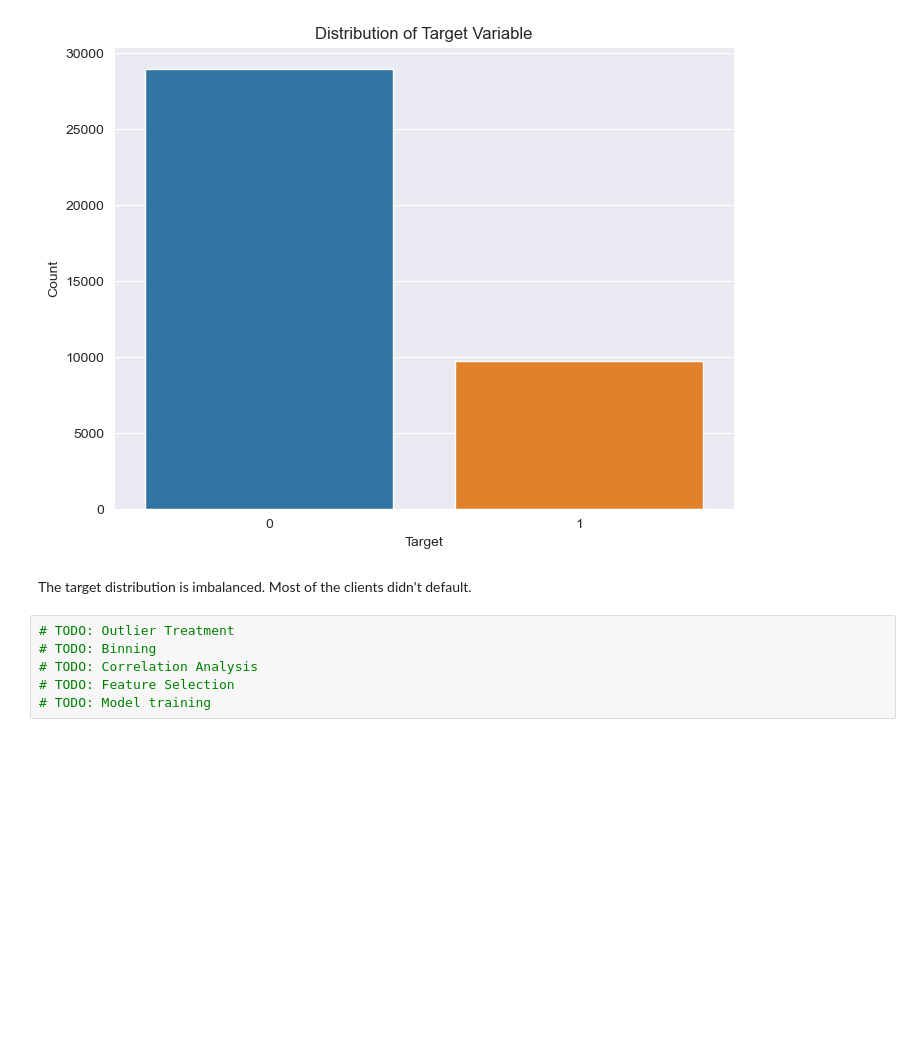
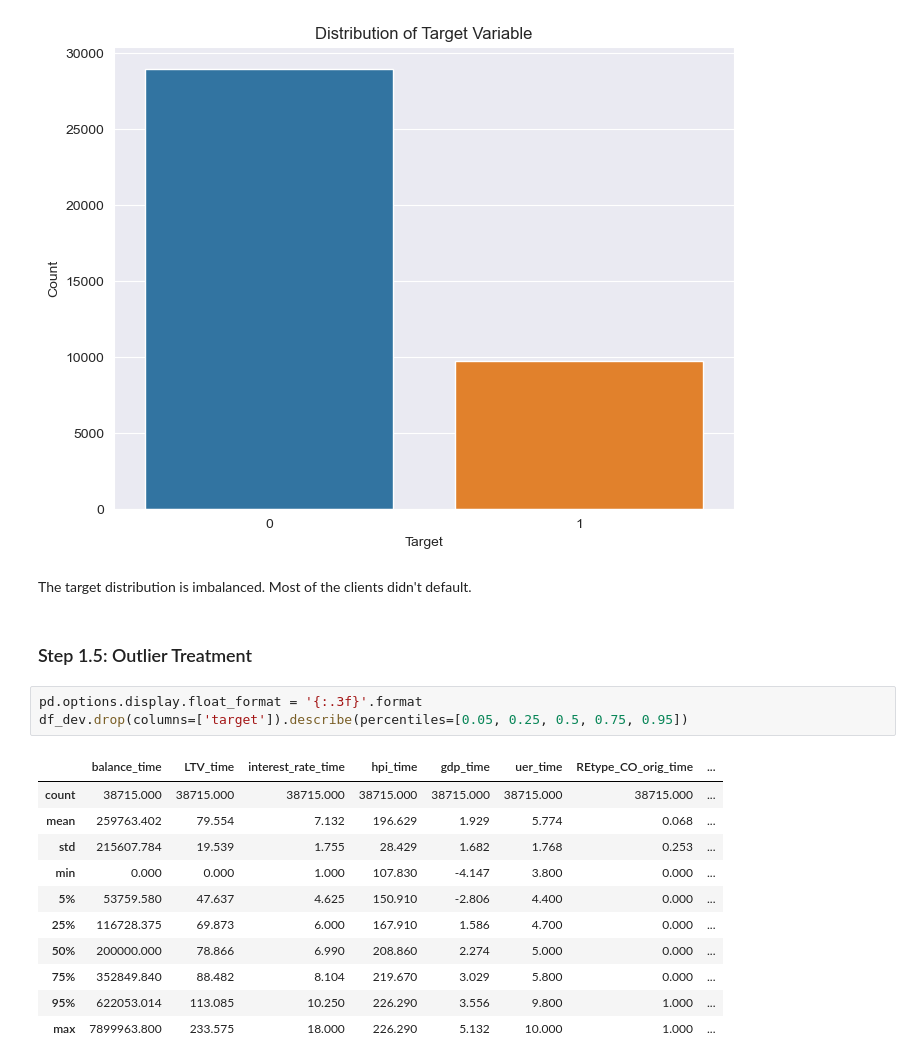
Before and after one commit to MaksimObukhov/pd_scorecard, a Jupyter notebook: main.ipynb, the cells around one changed output. Cells and saved outputs as stored; diff of their text form; blank space fills up the shorter version.

```diff
--- a/main.ipynb
+++ b/main.ipynb
@@ -367,9 +372,20 @@ Name: target, dtype: int64
 [figure]
 # %% [markdown]
 The target distribution is imbalanced. Most of the clients didn't default.
-# %%
-# TODO: Outlier Treatment
-# TODO: Binning
-# TODO: Correlation Analysis
-# TODO: Feature Selection
-# TODO: Model training
+# %% [markdown]
+### Step 1.5: Outlier Treatment
+# %%
+pd.options.display.float_format = '{:.3f}'.format
+df_dev.drop(columns=['target']).describe(percentiles=[0.05, 0.25, 0.5, 0.75, 0.95])
+# %% [output]
+|  | balance_time | LTV_time | interest_rate_time | hpi_time | gdp_time | uer_time | REtype_CO_orig_time | ... |
+| count | 38715.000 | 38715.000 | 38715.000 | 38715.000 | 38715.000 | 38715.000 | 38715.000 | ... |
+| mean | 259763.402 | 79.554 | 7.132 | 196.629 | 1.929 | 5.774 | 0.068 | ... |
+| std | 215607.784 | 19.539 | 1.755 | 28.429 | 1.682 | 1.768 | 0.253 | ... |
+| min | 0.000 | 0.000 | 1.000 | 107.830 | -4.147 | 3.800 | 0.000 | ... |
+| 5% | 53759.580 | 47.637 | 4.625 | 150.910 | -2.806 | 4.400 | 0.000 | ... |
+| 25% | 116728.375 | 69.873 | 6.000 | 167.910 | 1.586 | 4.700 | 0.000 | ... |
+| 50% | 200000.000 | 78.866 | 6.990 | 208.860 | 2.274 | 5.000 | 0.000 | ... |
+| 75% | 352849.840 | 88.482 | 8.104 | 219.670 | 3.029 | 5.800 | 0.000 | ... |
+| 95% | 622053.014 | 113.085 | 10.250 | 226.290 | 3.556 | 9.800 | 1.000 | ... |
+| max | 7899963.800 | 233.575 | 18.000 | 226.290 | 5.132 | 10.000 | 1.000 | ... |
```
Also changed, not shown: parts of 6 cells of this notebook.
